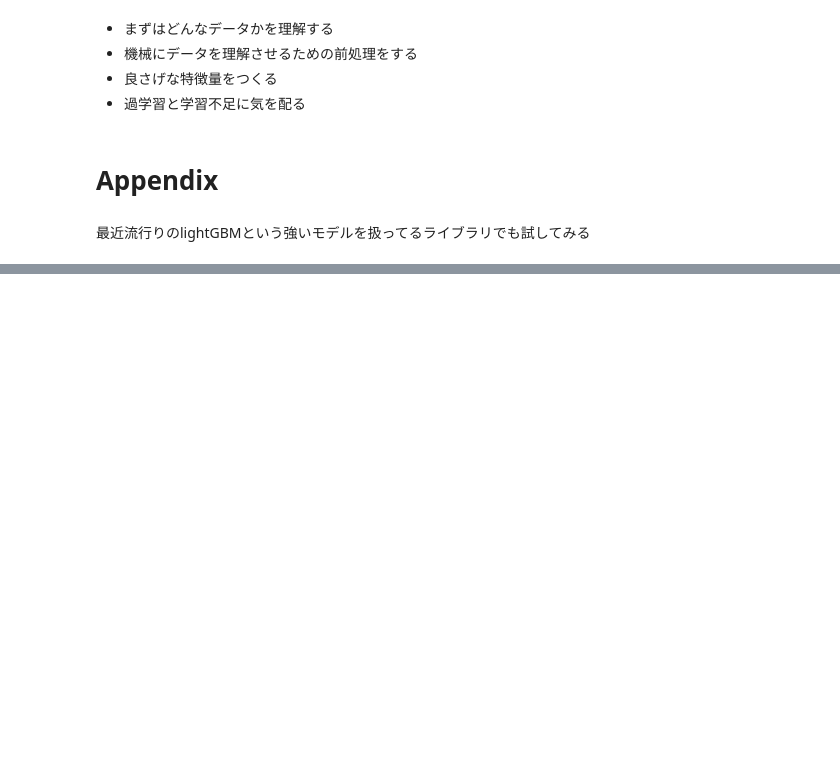
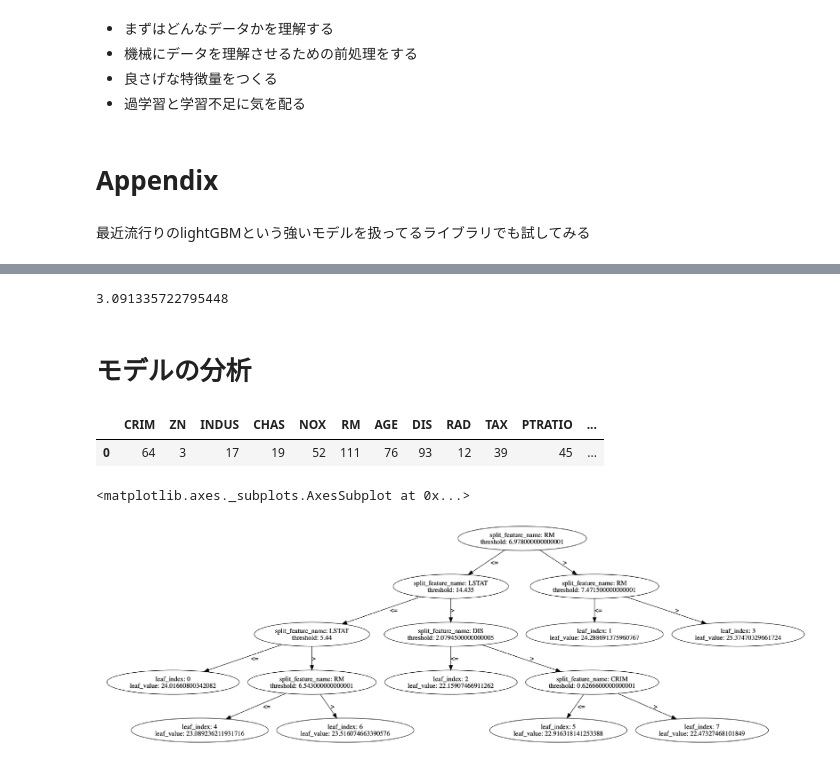
Before and after one commit to tenajima/hello_machine_learning, a Jupyter notebook: hello_boston.ipynb, the cells around one changed output, grey strips where cells are left out. Cells and saved outputs as stored; diff of their text form; code cells hidden in the pictures; blank space fills up the shorter version.

```diff
--- a/hello_boston.ipynb
+++ b/hello_boston.ipynb
@@ -272,11 +413,14 @@ params = {
     'min_data_in_leaf': 15,
     'max_depth': 7,
 }
+# %%
+train_X = pd.DataFrame(train_X, columns=boston.feature_names)
+test_X = pd.DataFrame(test_X, columns=boston.feature_names)
 # %%
 preds = np.zeros(test_X.shape[0])
 for n_fold, (train_idx, valid_idx) in enumerate(kfold.split(train_X)):
-    trn_x, trn_y = train_X[train_idx], train_y[train_idx]
-    val_x, val_y = train_X[valid_idx], train_y[valid_idx]
+    trn_x, trn_y = train_X.iloc[train_idx], train_y[train_idx]
+    val_x, val_y = train_X.iloc[valid_idx], train_y[valid_idx]
 
     model = LGBMRegressor(**params)
     model.fit(
@@ -289,2 +451,6 @@ for n_fold, (train_idx, valid_idx) in enumerate(kfold.split(train_X)):
 # %%
 mean_squared_error(test_y, preds)**0.5
+# %% [output]
+3.091335722795448
+# %% [markdown]
+# モデルの分析
@@ -290,0 +459,10 @@ mean_squared_error(test_y, preds)**0.5
+# %%
+feature_importance
+# %% [output]
+|  | CRIM | ZN | INDUS | CHAS | NOX | RM | AGE | DIS | RAD | TAX | PTRATIO | ... |
+| 0 | 64 | 3 | 17 | 19 | 52 | 111 | 76 | 93 | 12 | 39 | 45 | ... |
+# %%
+lgb.plot_tree(model, figsize=(50, 50))
+# %% [output]
+<matplotlib.axes._subplots.AxesSubplot at 0x...>
+[figure, added]
```
Also changed, not shown: parts of 32 cells of this notebook.
